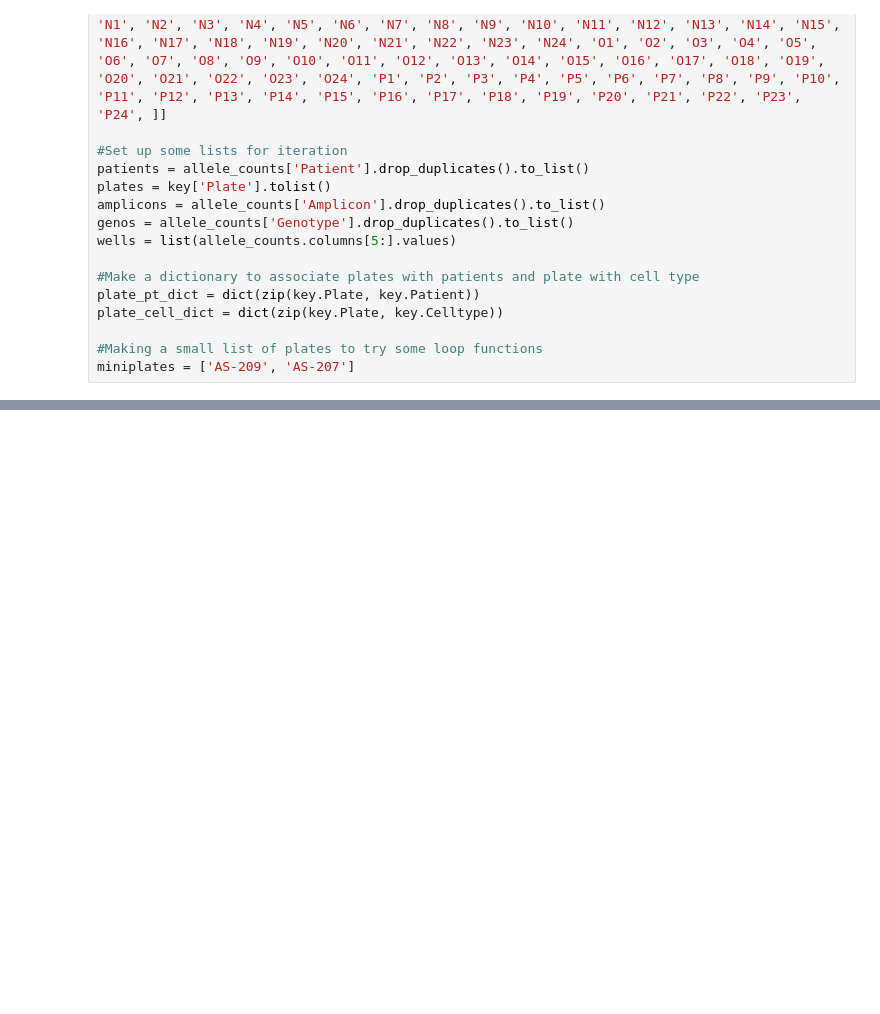
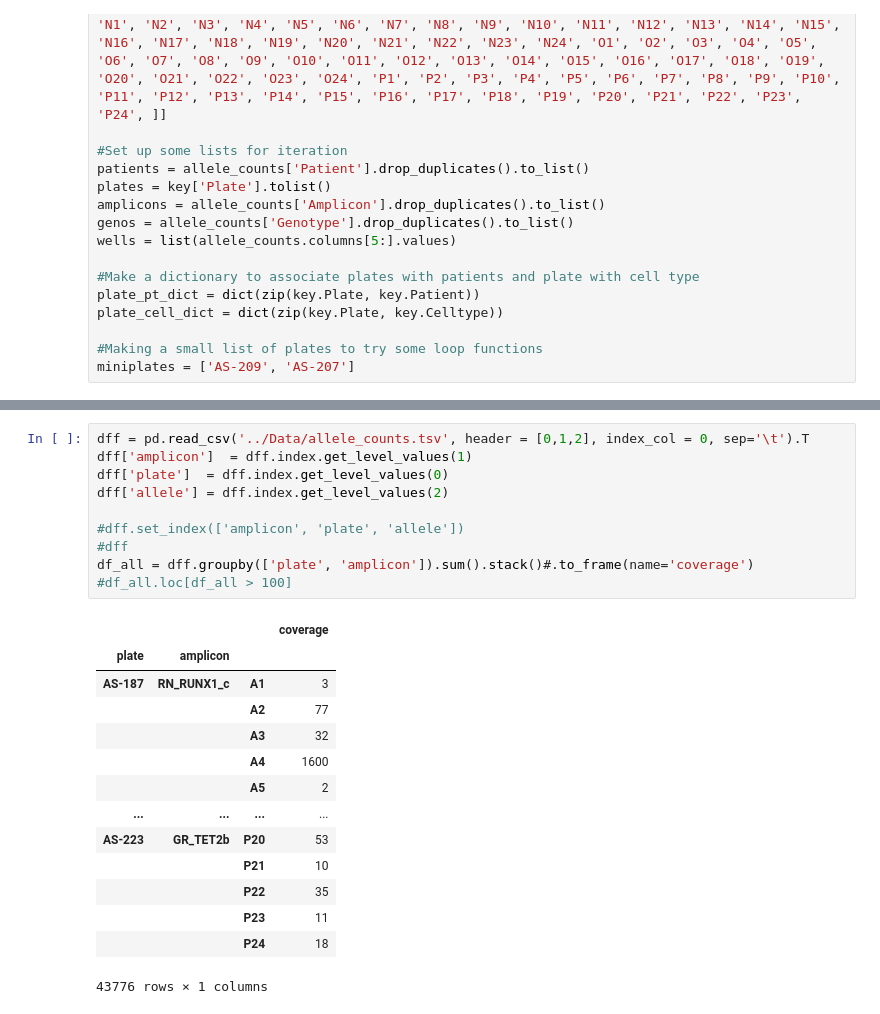
Before and after one commit to AnnatinaSchnegg/AS_amplicons, a Jupyter notebook: Code/Reads per amplicon per plate.ipynb, the cells around one changed output, grey strips where cells are left out. Cells and saved outputs as stored; diff of their text form; blank space fills up the shorter version.

```diff
--- a/Code/Reads per amplicon per plate.ipynb
+++ b/Code/Reads per amplicon per plate.ipynb
@@ -220,0 +350,25 @@ Which patient to plot - EL, RN, GR? RN
+# %%
+dff = pd.read_csv('../Data/allele_counts.tsv', header = [0,1,2], index_col = 0, sep='\t').T
+dff['amplicon']  = dff.index.get_level_values(1)
+dff['plate']  = dff.index.get_level_values(0)
+dff['allele'] = dff.index.get_level_values(2)
+
+#dff.set_index(['amplicon', 'plate', 'allele'])
+#dff
+df_all = dff.groupby(['plate', 'amplicon']).sum().stack()#.to_frame(name='coverage')
+#df_all.loc[df_all > 100]
+# %% [output]
+|  |  |  | coverage |
+| plate | amplicon |  |  |
+| AS-187 | RN_RUNX1_c | A1 | 3 |
+|  |  | A2 | 77 |
+|  |  | A3 | 32 |
+|  |  | A4 | 1600 |
+|  |  | A5 | 2 |
+| ... | ... | ... | ... |
+| AS-223 | GR_TET2b | P20 | 53 |
+|  |  | P21 | 10 |
+|  |  | P22 | 35 |
+|  |  | P23 | 11 |
+|  |  | P24 | 18 |
+43776 rows × 1 columns
```
Also changed, not shown: parts of 6 cells of this notebook, 3 other files.
